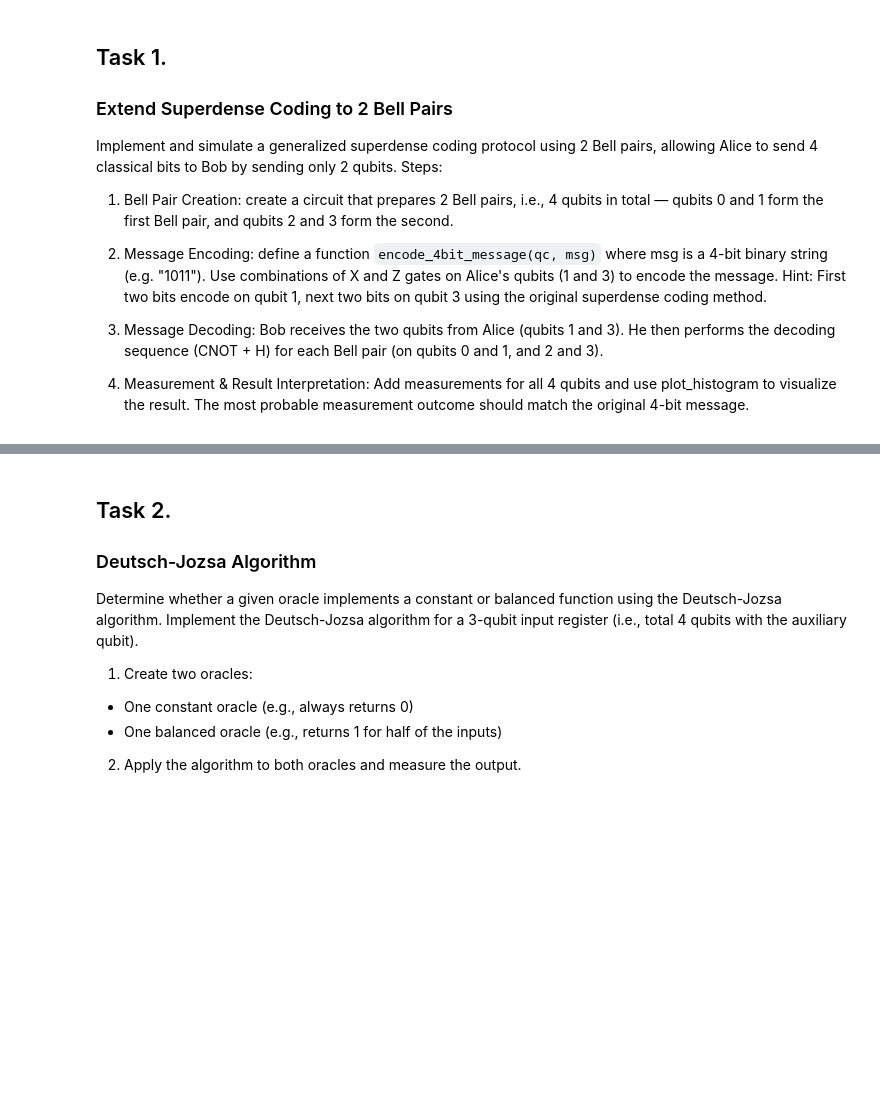
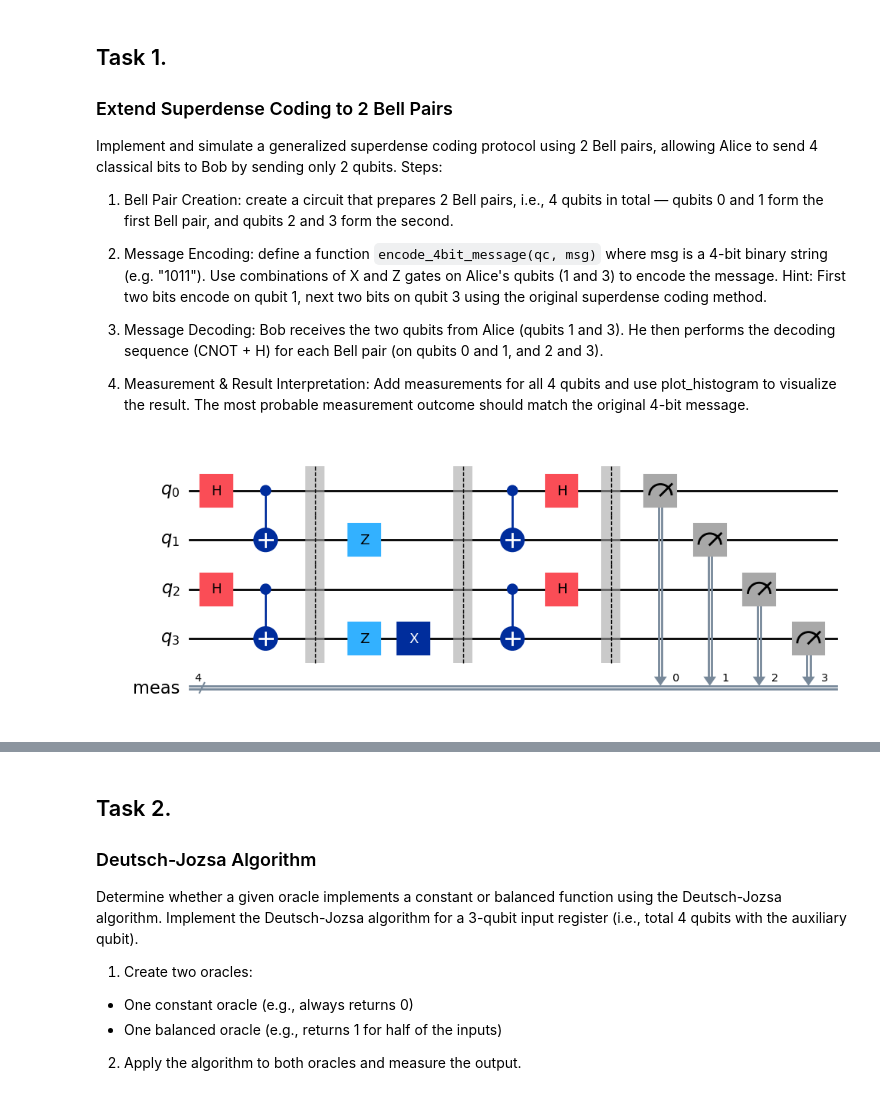
Before and after one commit to ferit-qc/lab2-slavenaleric, a Jupyter notebook: lab2_basicquantumcomputingalgorithms.ipynb, the cells around one changed output, grey strips where cells are left out. Saved outputs shown, nothing was run; the diff lists cells and outputs as text; code cells hidden in the pictures; blank space fills up the shorter version.

```diff
--- a/lab2_basicquantumcomputingalgorithms.ipynb
+++ b/lab2_basicquantumcomputingalgorithms.ipynb
@@ -1610,0 +1671,45 @@ Hint: First two bits encode on qubit 1, next two bits on qubit 3 using the origi
+# %%
+## Write your code here:
+
+def create_2_bell_pairs():
+    qc = QuantumCircuit(4)
+    for i in range(0, 4, 2):
+        qc.h(i)
+        qc.cx(i, i+1)
+    return qc
+
+def encode_4bit_message(qc, msg):
+    assert len(msg) == 4, "Message must be 4 bits long."
+
+    if msg[0] == '1':
+        qc.z(1)
+    if msg[1] == '1':
+        qc.x(1)
+    if msg[2] == '1':
+        qc.z(3)
+    if msg[3] == '1':
+        qc.x(3)
+
+def decode_message(qc):
+    for i in range(0, 4, 2):
+        qc.cx(i, i+1)
+        qc.h(i)
+
+def superdense_coding_2_bell(msg):
+    qc = create_2_bell_pairs()
+    qc.barrier()
+    encode_4bit_message(qc, msg)
+    qc.barrier()
+    decode_message(qc)
+    qc.measure_all()
+    return qc
+
+simulator = AerSimulator()
+message = "1011"
+qc = superdense_coding_2_bell(message)
+compiled_qc = transpile(qc, simulator)
+result = simulator.run(compiled_qc).result()
+counts = result.get_counts()
+qc.draw(output='mpl')
+# %% [output]
+[figure, added]
```
Also changed, not shown: parts of 28 cells of this notebook.
